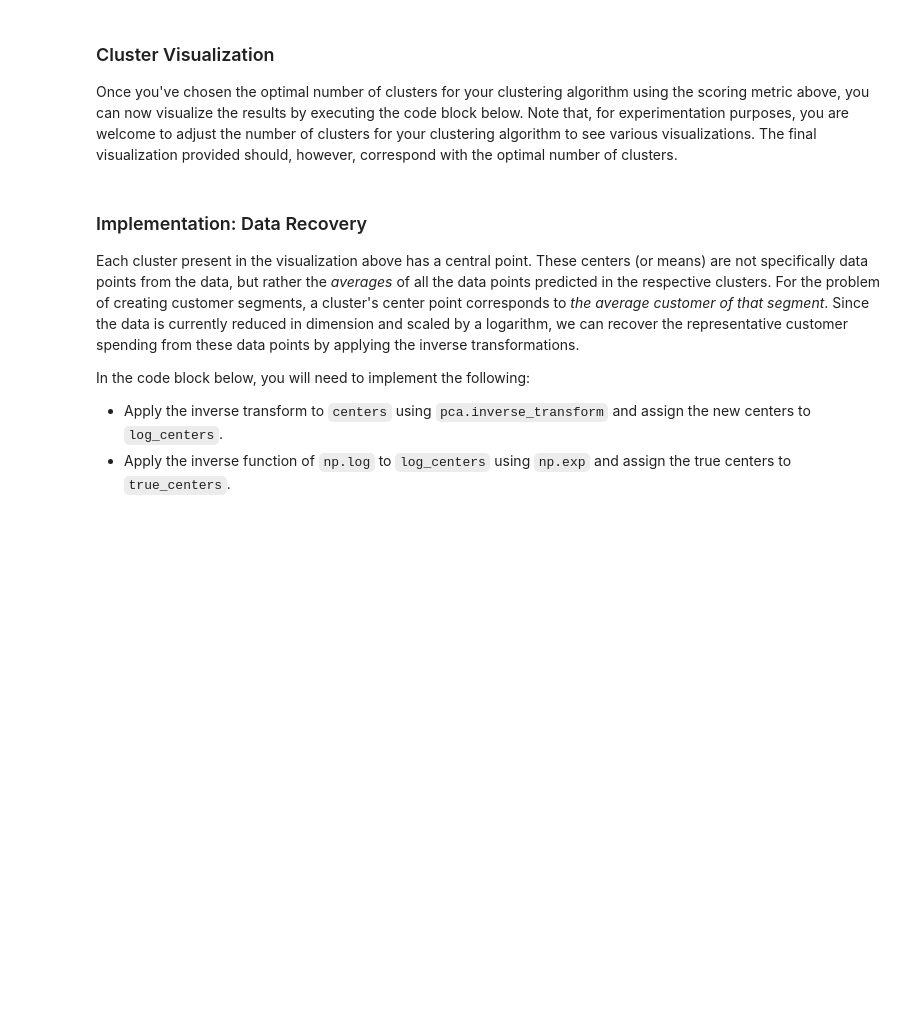
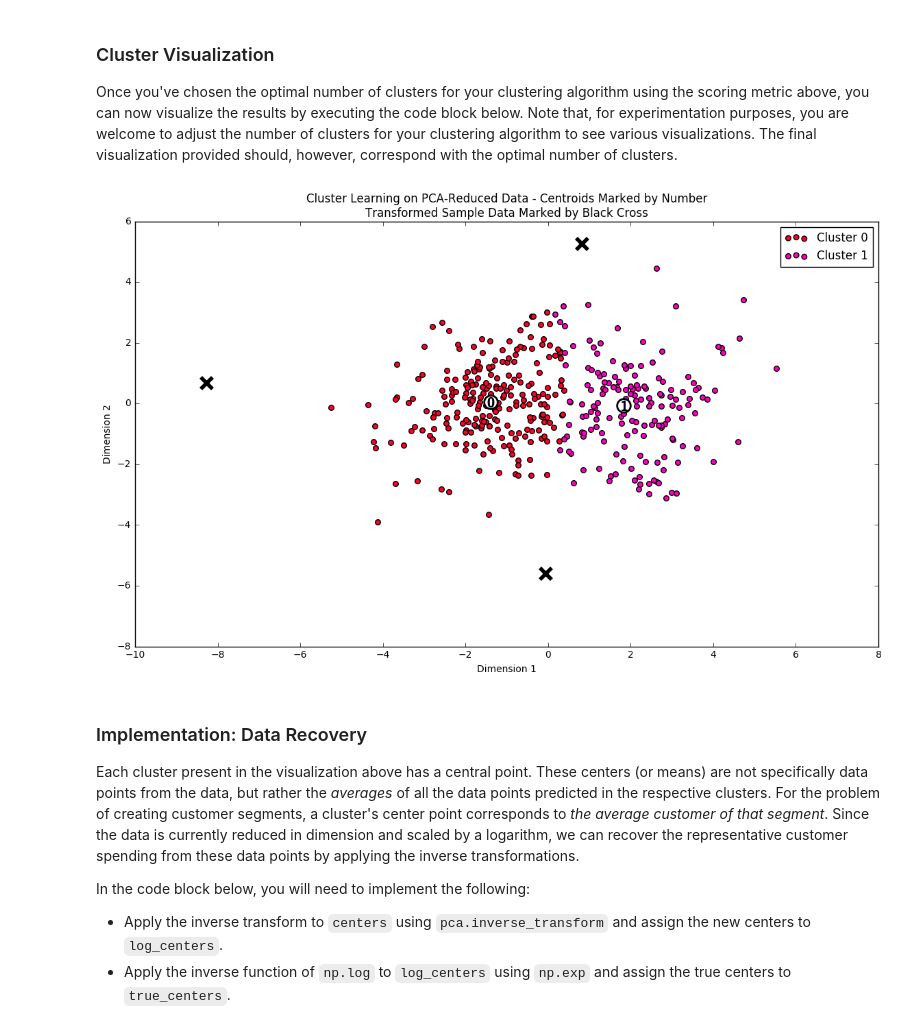
Before and after one commit to jugo91/MLE, a Jupyter notebook: customer_segments.ipynb, the cells around one changed output. Saved outputs shown, nothing was run; the diff lists cells and outputs as text; code cells hidden in the pictures; blank space fills up the shorter version.

Commit message:
finalized the project!

```diff
--- a/customer_segments.ipynb
+++ b/customer_segments.ipynb
@@ -444,16 +444,26 @@ In the code block below, you will need to implement the following:
    - Assign the silhouette score to `score` and print the result.
 # %%
 # TODO: Apply your clustering algorithm of choice to the reduced data
-clusterer = None
+from sklearn.mixture import GMM
+from sklearn.metrics import silhouette_score
+print len(reduced_data)
+iterators = range(2,50)
+list=[]
+for iterator in iterators:
+    clusterer = GMM(n_components=iterator,random_state=328432)
+    clusterer.fit(reduced_data)
 
 # TODO: Predict the cluster for each data point
-preds = None
-
+    preds = clusterer.predict(reduced_data)
 # TODO: Find the cluster centers
-centers = None
+    centers = clusterer.means_
 
 # TODO: Predict the cluster for each transformed sample data point
-sample_preds = None
+    sample_preds = clusterer.predict(pca_samples)
 
 # TODO: Calculate the mean silhouette coefficient for the number of clusters chosen
-score = None
+    score = silhouette_score(reduced_data,preds)
+    list.append([score,iterator])
+list=sorted(list)
+print list[0]
+print list[-1]
@@ -471,3 +486,22 @@ vs.cluster_results(reduced_data, preds, centers, pca_samples)
+# %%
+# Display the results of the clustering from implementation
+
+clusterer_final = GMM(n_components=2,random_state=328432)
+clusterer_final.fit(reduced_data)
+
+# TODO: Predict the cluster for each data point
+preds = clusterer_final.predict(reduced_data)
+# TODO: Find the cluster centers
+centers = clusterer_final.means_
+
+# TODO: Predict the cluster for each transformed sample data point
+sample_preds = clusterer_final.predict(pca_samples)
+
+# TODO: Calculate the mean silhouette coefficient for the number of clusters chosen
+score = silhouette_score(reduced_data,preds)
+vs.cluster_results(reduced_data, preds, centers, pca_samples)
+# %% [output]
+[figure, added]
 # %% [markdown]
 ### Implementation: Data Recovery
 Each cluster present in the visualization above has a central point. These centers (or means) are not specifically data points from the data, but rather the *averages* of all the data points predicted in the respective clusters. For the problem of creating customer segments, a cluster's center point corresponds to *the average customer of that segment*. Since the data is currently reduced in dimension and scaled by a logarithm, we can recover the representative customer spending from these data points by applying the inverse transformations.
```
Also changed, not shown: parts of 19 cells of this notebook, 1 other file.
